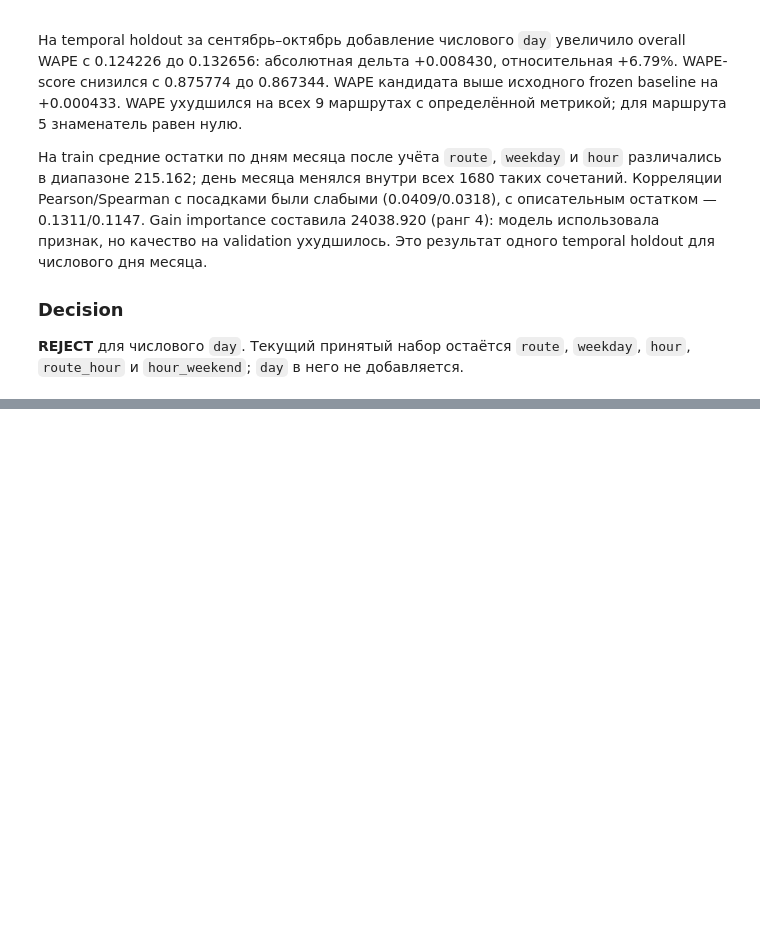
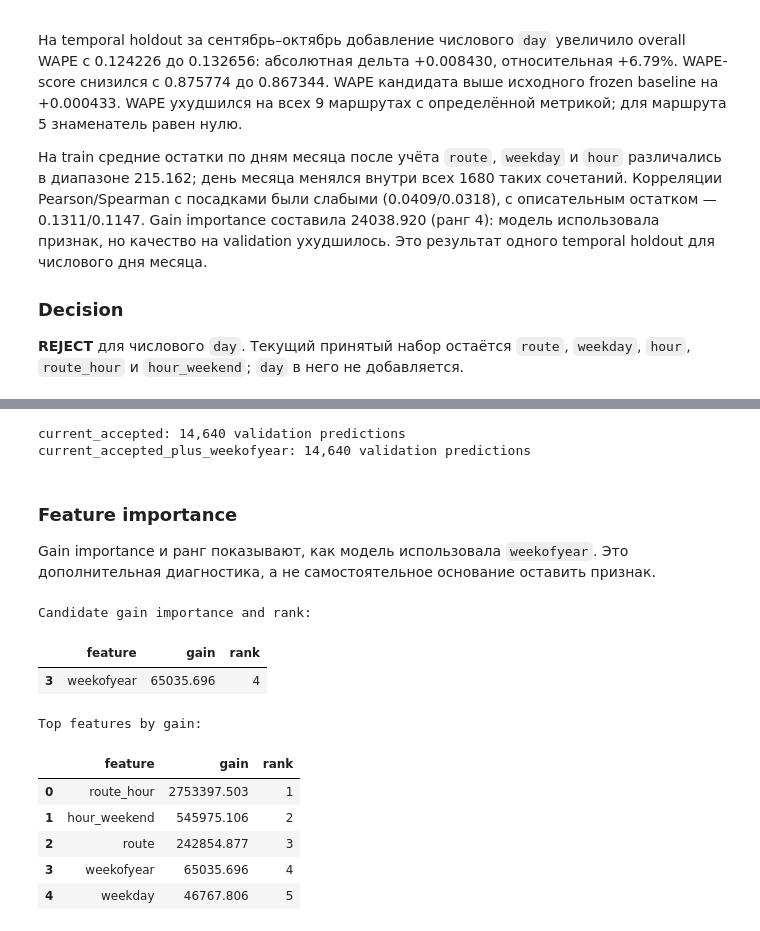
Before and after one commit to rapogahu/MT-Hackathon-2026, a Jupyter notebook: ml/notebooks/feature_engineering.ipynb, the cells around one changed output, grey strips where cells are left out. Drawn from its saved outputs; the diff is of its cells as text; code cells hidden in the pictures; blank space fills up the shorter version.

```diff
--- a/ml/notebooks/feature_engineering.ipynb
+++ b/ml/notebooks/feature_engineering.ipynb
@@ -994,0 +1081,74 @@ Validation WAPE by route:
+# %%
+ACCEPTED_INTERACTIONS = ("route_hour", "hour_weekend")
+ACCEPTED_CATEGORICAL_FEATURES = BASELINE_FEATURES + ACCEPTED_INTERACTIONS
+WEEKOFYEAR_EXPERIMENTS = (
+    ("current_accepted", False),
+    ("current_accepted_plus_weekofyear", True),
+)
+
+def weekofyear_experiment_features(rows, add_weekofyear):
+    features = calendar_features(rows, ACCEPTED_INTERACTIONS)
+    if add_weekofyear:
+        features["weekofyear"] = rows["date"].dt.isocalendar().week.astype("int16").to_numpy(dtype="int16")
+    return features
+
+weekofyear_models = {}
+weekofyear_predictions = {}
+for experiment, add_weekofyear in WEEKOFYEAR_EXPERIMENTS:
+    model = LGBMRegressor(
+        objective="regression_l1",
+        n_estimators=300,
+        max_depth=6,
+        num_leaves=31,
+        learning_rate=0.1,
+        random_state=42,
+        n_jobs=4,
+        verbosity=-1,
+    )
+    model.fit(
+        weekofyear_experiment_features(train, add_weekofyear),
+        train["boardings"],
+        categorical_feature=list(ACCEPTED_CATEGORICAL_FEATURES),
+    )
+    prediction = np.floor(
+        np.maximum(
+            model.predict(weekofyear_experiment_features(validation_keys, add_weekofyear)), 0
+        ) + 0.5
+    )
+    weekofyear_models[experiment] = model
+    weekofyear_predictions[experiment] = prediction
+    print(f"{experiment}: {len(prediction):,} validation predictions")
+# %% [output]
+current_accepted: 14,640 validation predictions
+current_accepted_plus_weekofyear: 14,640 validation predictions
+# %% [markdown]
+### Feature importance
+
+Gain importance и ранг показывают, как модель использовала `weekofyear`. Это дополнительная диагностика, а не самостоятельное основание оставить признак.
+# %%
+candidate_model = weekofyear_models["current_accepted_plus_weekofyear"]
+gain_importance = pd.DataFrame({
+    "feature": candidate_model.booster_.feature_name(),
+    "gain": candidate_model.booster_.feature_importance(importance_type="gain"),
+})
+gain_importance["rank"] = gain_importance["gain"].rank(
+    method="min", ascending=False
+).astype(int)
+gain_importance = gain_importance.sort_values(
+    ["gain", "feature"], ascending=[False, True]
+).reset_index(drop=True)
+print("Candidate gain importance and rank:")
+display(gain_importance.loc[gain_importance["feature"].eq("weekofyear")].round(3))
+print("Top features by gain:")
+display(gain_importance.head(5).round(3))
+# %% [output]
+Candidate gain importance and rank:
+|  | feature | gain | rank |
+| 3 | weekofyear | 65035.696 | 4 |
+Top features by gain:
+|  | feature | gain | rank |
+| 0 | route_hour | 2753397.503 | 1 |
+| 1 | hour_weekend | 545975.106 | 2 |
+| 2 | route | 242854.877 | 3 |
+| 3 | weekofyear | 65035.696 | 4 |
+| 4 | weekday | 46767.806 | 5 |
```
Also changed, not shown: parts of 10 cells of this notebook, 1 other file.
